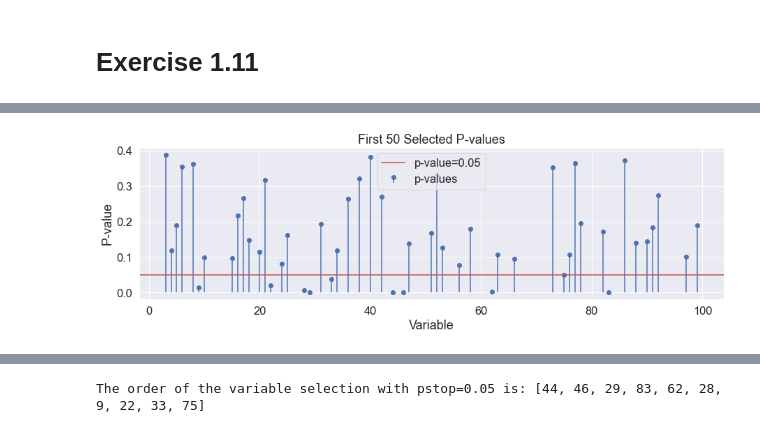
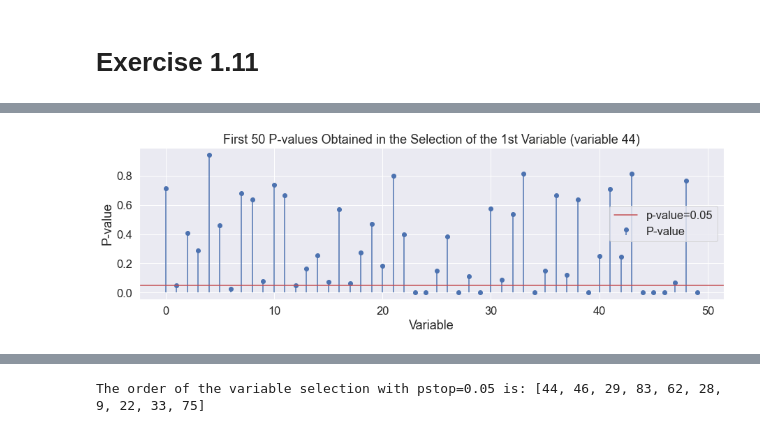
Before and after one commit to daniel-deutsch/SD-TSIA204, a Jupyter notebook: TP2/sd-tsia204_lab2_jorge_deutsch_daniel.ipynb, the cells around one changed output, grey strips where cells are left out. Cells and saved outputs as stored; diff of their text form; code cells hidden in the pictures.

```diff
--- a/TP2/sd-tsia204_lab2_jorge_deutsch_daniel.ipynb
+++ b/TP2/sd-tsia204_lab2_jorge_deutsch_daniel.ipynb
@@ -322,9 +330,11 @@ def forward_variable_selection(X, Y, pstop=None):
         # Appends k* ∈ argmax T(Y, Xk_tilde) to the selected covariates array
         S.append(k_star)
 
-        # Appends T and p_value to their respective arrays
-        Ts.append(T)
-        p_values.append(p_value)
+        # Appends all the T in models_params to Ts
+        Ts.append([model_params[1] for model_params in models_params])
+
+        # Appends p_values in models_params to p_values
+        p_values.append([model_params[2] for model_params in models_params])
 
     return S, Ts, p_values
 # %%
@@ -335,3 +346,6 @@ print(f"The order of the variable selection is: {S}")
 The order of the variable selection is: [44, 46, 29, 83, 62, 28, 9, 22, 33, 75, 24, 66, 15, 63, 20, 10, 76, 97, 4, 34, 56, 88, 53, 51, 25, 18, 47, 90, 58, 91, 16, 99, 5, 82, 31, 78, 17, 92, 36, 42, 38 ...
 # %% [markdown]
 # Exercise 1.11
+# %%
+# Obtains selected variables, test statistics and p-values using pstop=0.05
+S, Ts, p_values = forward_variable_selection(X_train, Y_train, 0.05)
@@ -338,15 +385,12 @@ The order of the variable selection is: [44, 46, 29, 83, 62, 28, 9, 22, 33, 75,
 # %%
-# Obtains selected variables and p-values
-S, _, p_values = forward_variable_selection(X_train, Y_train)
-
-# Plot first 50 selected p-values
+# Plot first 50 p-values in the selection of the 1st variable
 plt.figure(figsize=(15, 4))
-plt.stem(S[:50], p_values[:50], label="p-values", basefmt=' ')
+plt.stem([i for i in range(X_train.shape[1])][:50], p_values[0][:50], label="P-value", basefmt=' ')
 plt.axhline(y=0.05, label="p-value=0.05", color='r', linestyle='-')
-plt.title("First 50 Selected P-values")
+plt.title(f"First 50 P-values Obtained in the Selection of the 1st Variable (variable {S[0]})")
 plt.xlabel("Variable")
 plt.ylabel("P-value")
-plt.legend(loc=9)
+plt.legend()
 plt.show()
 # %% [output]
-[figure, old version]
+[figure, new version]
```
Also changed, not shown: parts of 22 cells of this notebook.
